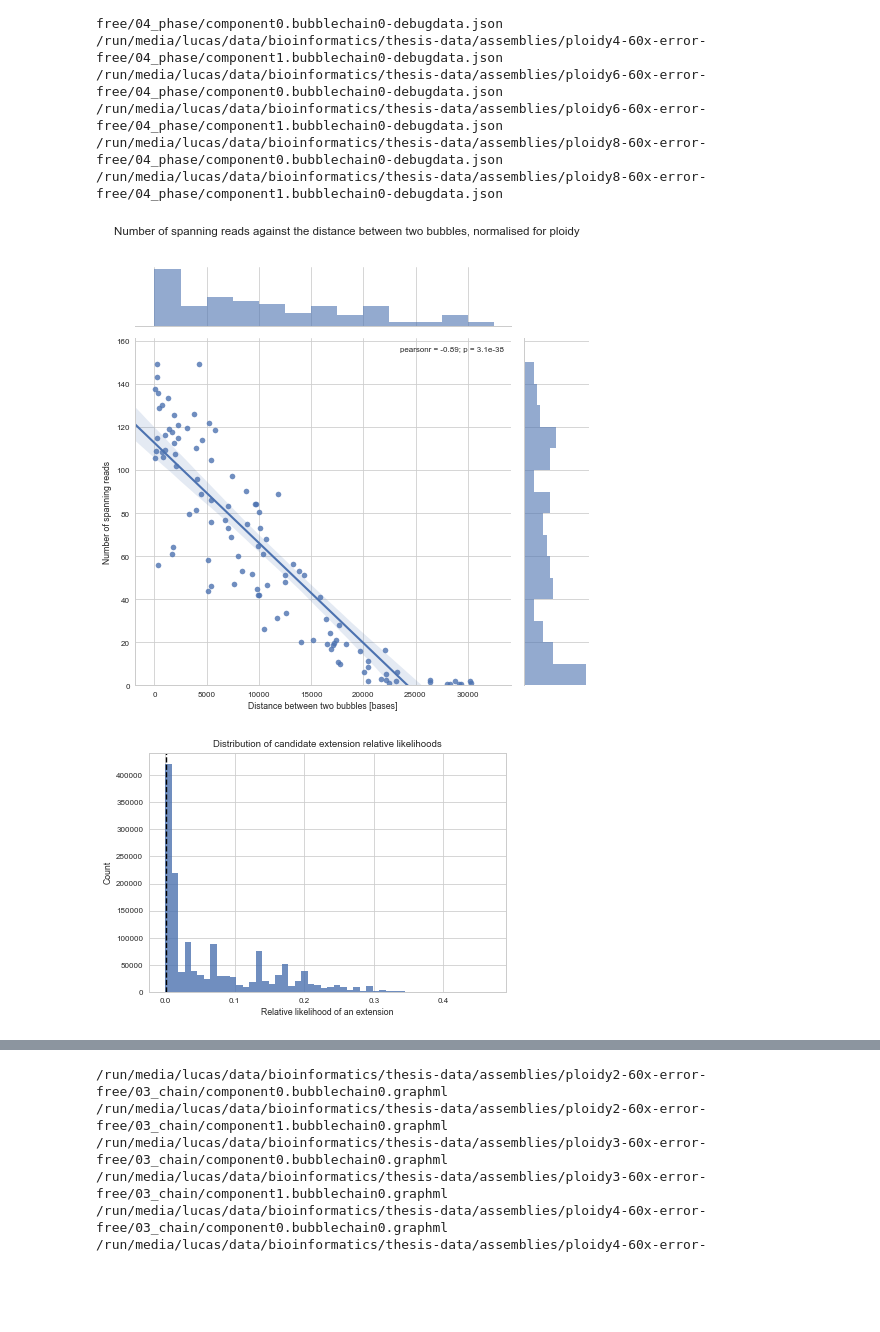
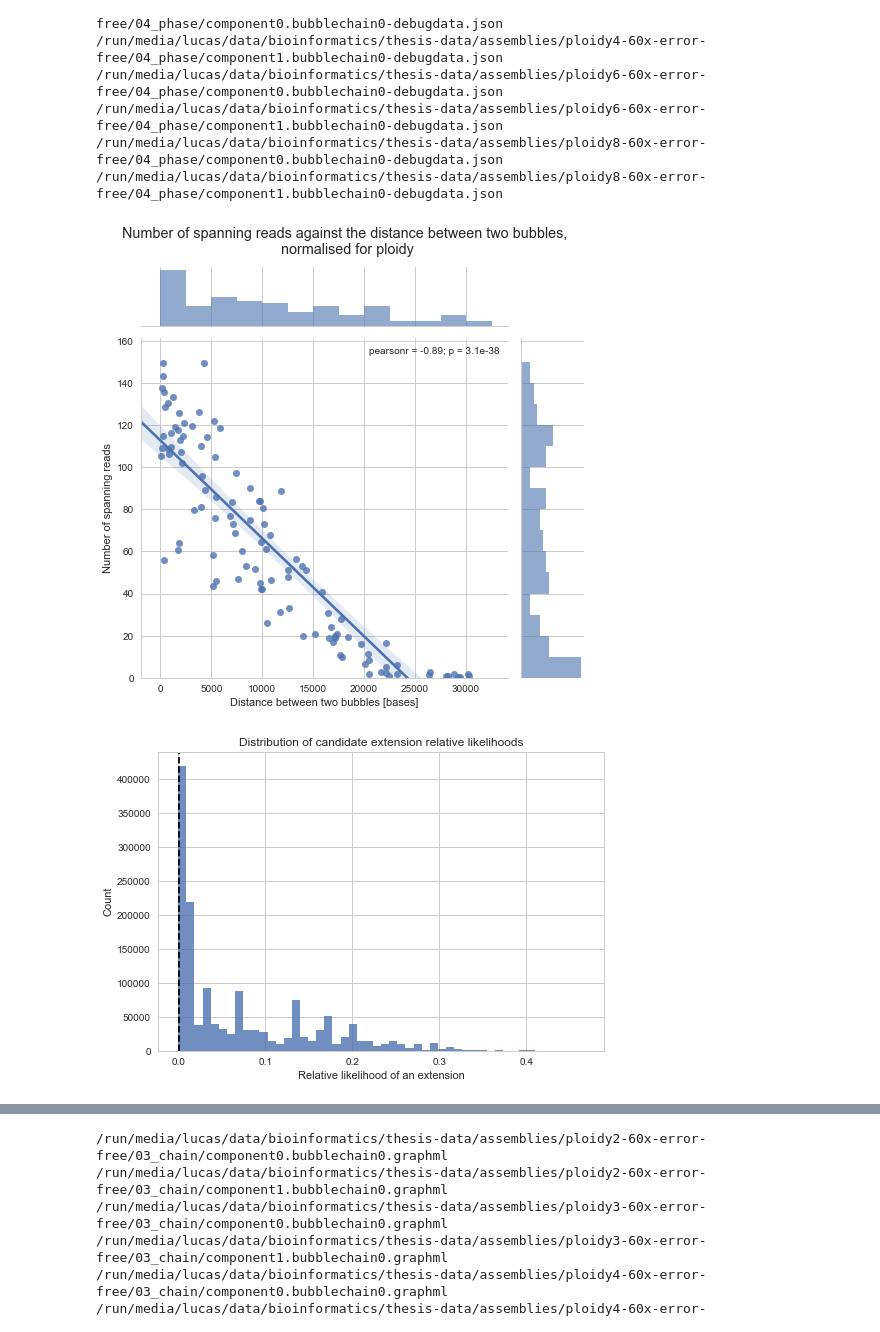
Before and after one commit to AbeelLab/phasm-benchmarks, a Jupyter notebook: analysis/Phasing Probabilistic Model Analysis.ipynb, the cells around one changed output, grey strips where cells are left out. Saved outputs shown, nothing was run; the diff lists cells and outputs as text; code cells hidden in the pictures; blank space fills up the shorter version.

```diff
--- a/analysis/Phasing Probabilistic Model Analysis.ipynb
+++ b/analysis/Phasing Probabilistic Model Analysis.ipynb
@@ -29,7 +29,6 @@ BASE_DIR = os.path.realpath(os.path.join(os.getcwd(), '..'))
 with open(os.path.join(BASE_DIR, "config.yml")) as f:
     config = yaml.load(f)
 
-seaborn.set_context('paper')
 seaborn.set_style('whitegrid')
 # %%
 spanning_read_stats = []
@@ -98,23 +97,23 @@ for assembly, asm_config in config['assemblies'].items():
 # %%
 srdf = pd.DataFrame(spanning_read_stats)
 srdf['spanning_reads_norm'] = srdf['spanning_reads'] / srdf['ploidy']
 g = seaborn.JointGrid(x="dist", y="spanning_reads_norm", data=srdf, size=7)
 x_bin_size = 2500
 g.ax_marg_x.hist(srdf['dist'], alpha=0.6, bins=numpy.arange(0, srdf['dist'].max()+x_bin_size, x_bin_size))
 y_bin_size = 10
 g.ax_marg_y.hist(srdf['spanning_reads_norm'], alpha=0.6, orientation="horizontal",
                  bins=numpy.arange(0, srdf['spanning_reads_norm'].max()+y_bin_size, y_bin_size))
 g.plot_joint(seaborn.regplot)
 g.annotate(stats.pearsonr)
 
-seaborn.plt.suptitle("Number of spanning reads against the distance between two bubbles, normalised for ploidy")
+seaborn.plt.suptitle("Number of spanning reads against the distance between two bubbles,\n normalised for ploidy")
 plt.ylim(ymin=0)
 plt.xlabel("Distance between two bubbles [bases]")
 plt.ylabel("Number of spanning reads")
 plt.subplots_adjust(top=0.9)
 plt.savefig(os.path.join(BASE_DIR, 'figures', 'spanning-reads.png'), transparent=True, dpi=256)
 # %% [output]
-[figure, old version]
+[figure, new version]
 # %%
 candidate_df = pd.DataFrame(candidate_prob_stats)
 candidate_df.set_index('bubble')
@@ -127,7 +126,7 @@ plt.ylabel("Count")
 plt.axvline(1e-3, linestyle='--', color='black')
 plt.savefig(os.path.join(BASE_DIR, 'figures', 'rel-likelihood-abs.png'), transparent=True, dpi=256)
 # %% [output]
-[figure, old version]
+[figure, new version]
 # %%
 grouped = candidate_df.groupby(['bubble', 'ploidy'])['candidate_prob']
 max_probs = grouped.max()
```
Also changed, not shown: parts of 4 cells of this notebook, 6 other files.
